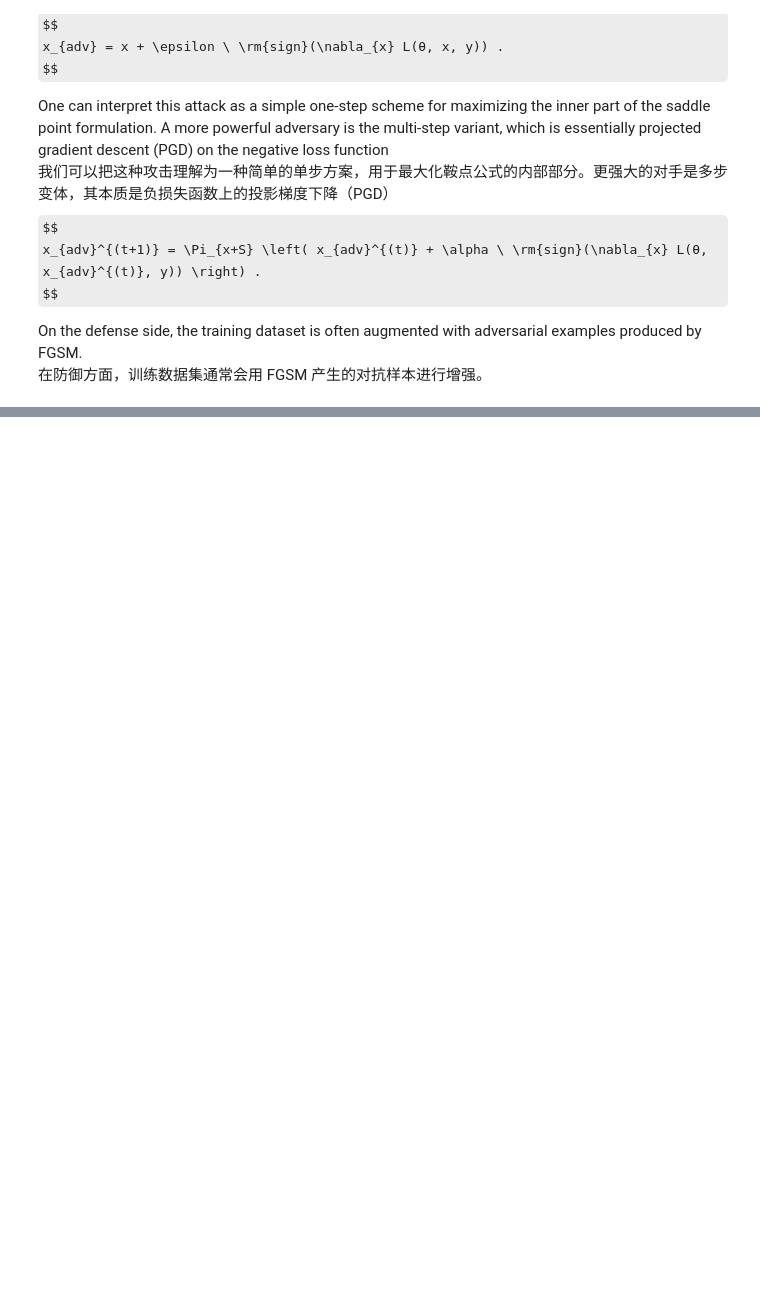
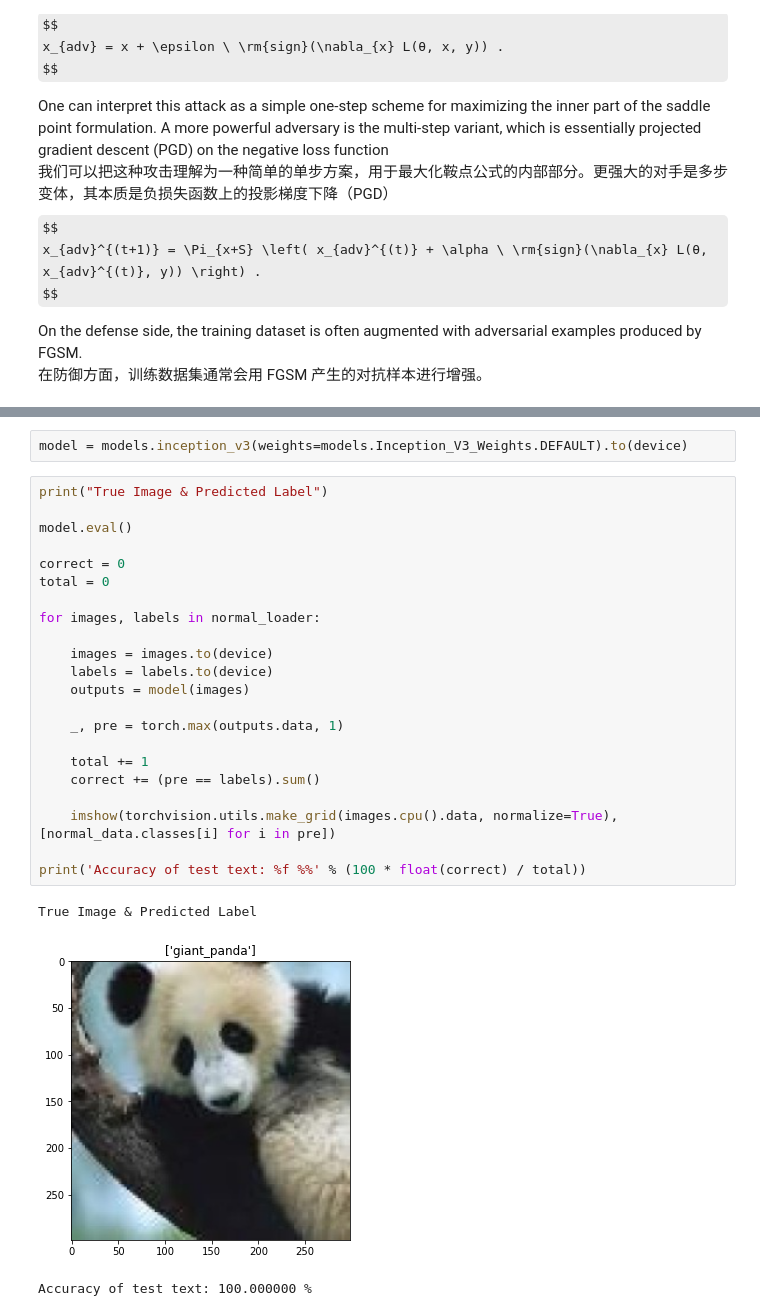
Before and after one commit to JR-Zhang-CN/Github, a Jupyter notebook: White-box Attacks/3-PGD/Towards Deep Learning Models Resistant to Adversarial Attacks.ipynb, the cells around one changed output, grey strips where cells are left out. Drawn from its saved outputs; the diff is of its cells as text; some formulas as TeX source; blank space fills up the shorter version.

```diff
--- a/White-box Attacks/3-PGD/Towards Deep Learning Models Resistant to Adversarial Attacks.ipynb
+++ b/White-box Attacks/3-PGD/Towards Deep Learning Models Resistant to Adversarial Attacks.ipynb
@@ -95,0 +187,28 @@ All of this evidence points towards PGD being a “universal” adversary among
+# %%
+model = models.inception_v3(weights=models.Inception_V3_Weights.DEFAULT).to(device)
+# %%
+print("True Image & Predicted Label")
+
+model.eval()
+
+correct = 0
+total = 0
+
+for images, labels in normal_loader:
+
+    images = images.to(device)
+    labels = labels.to(device)
+    outputs = model(images)
+
+    _, pre = torch.max(outputs.data, 1)
+
+    total += 1
+    correct += (pre == labels).sum()
+
+    imshow(torchvision.utils.make_grid(images.cpu().data, normalize=True), [normal_data.classes[i] for i in pre])
+
+print('Accuracy of test text: %f %%' % (100 * float(correct) / total))
+# %% [output]
+True Image & Predicted Label
+[figure, added]
+Accuracy of test text: 100.000000 %
```
Also changed, not shown: parts of 12 cells of this notebook.
